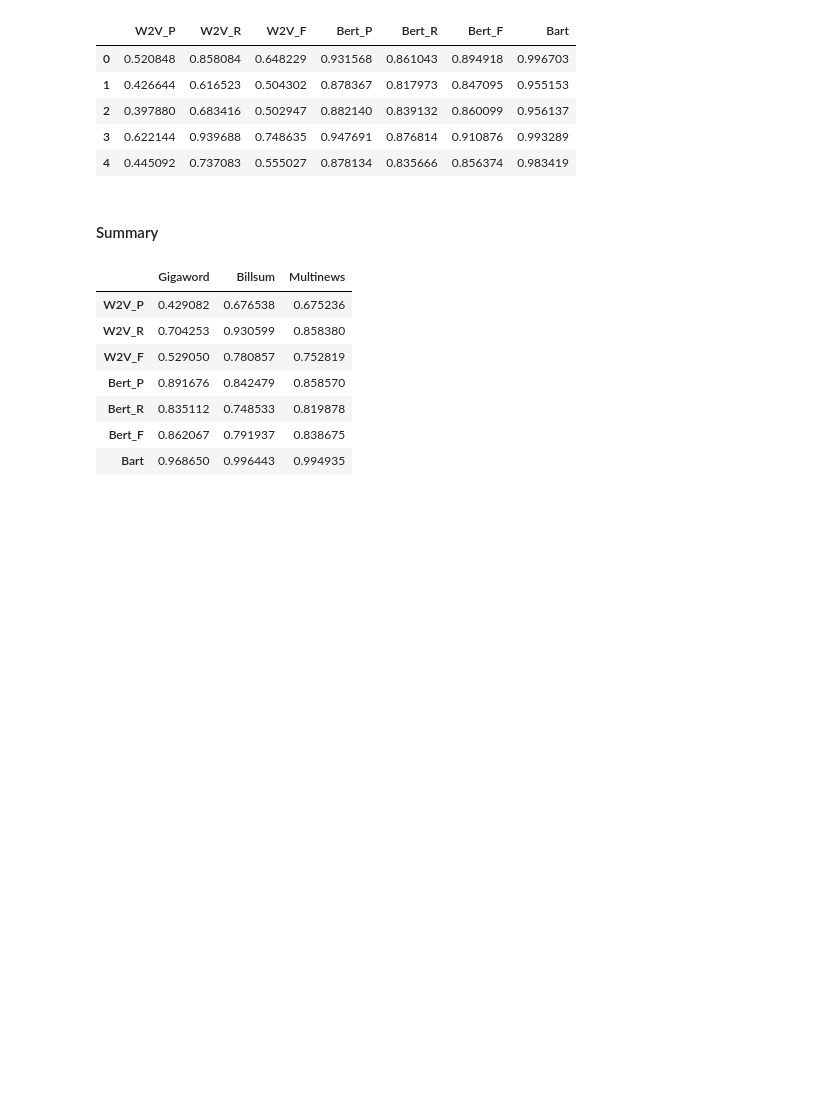
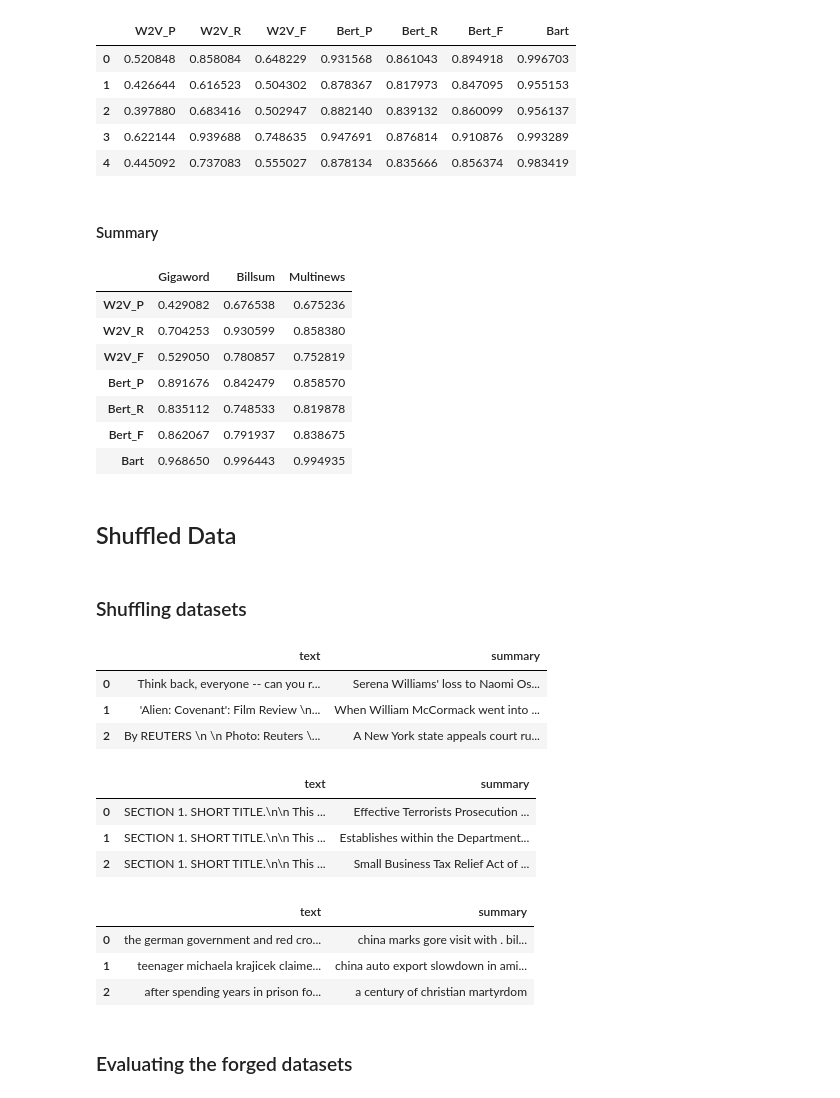
Before and after one commit to MariusAAROS/Supervised-Learning-using-Unsupervised-Learning-Metrics-in-the-absence-of-Annotated-Data, a Jupyter notebook: myLibraries/benchmark/benchmark.ipynb, the cells around one changed output. Drawn from its saved outputs; the diff is of its cells as text; code cells hidden in the pictures; blank space fills up the shorter version.

```diff
--- a/myLibraries/benchmark/benchmark.ipynb
+++ b/myLibraries/benchmark/benchmark.ipynb
@@ -258,3 +228,39 @@ summaryDf
 | Bert_R | 0.835112 | 0.748533 | 0.819878 |
 | Bert_F | 0.862067 | 0.791937 | 0.838675 |
 | Bart | 0.968650 | 0.996443 | 0.994935 |
+# %% [markdown]
+## Shuffled Data
+# %% [markdown]
+### Shuffling datasets
+# %%
+shuffledGigaword = gigaword.copy()
+shuffledGigaword["summary"] = shuffledGigaword["summary"].sample(frac=1).values
+
+shuffledMultinews = multinews.copy()
+shuffledMultinews["summary"] = shuffledMultinews["summary"].sample(frac=1).values
+
+shuffledBillsum = billsum_test.copy()
+shuffledBillsum["summary"] = shuffledBillsum["summary"].sample(frac=1).values
+# %%
+shuffledMultinews.head(3)
+# %% [output]
+|  | text | summary |
+| 0 | Think back, everyone -- can you r... | Serena Williams' loss to Naomi Os... |
+| 1 | 'Alien: Covenant': Film Review \n... | When William McCormack went into ... |
+| 2 | By REUTERS \n \n Photo: Reuters \... | A New York state appeals court ru... |
+# %%
+shuffledBillsum.head(3)
+# %% [output]
+|  | text | summary |
+| 0 | SECTION 1. SHORT TITLE.\n\n This ... | Effective Terrorists Prosecution ... |
+| 1 | SECTION 1. SHORT TITLE.\n\n This ... | Establishes within the Department... |
+| 2 | SECTION 1. SHORT TITLE.\n\n This ... | Small Business Tax Relief Act of ... |
+# %%
+shuffledGigaword.head(3)
+# %% [output]
+|  | text | summary |
+| 0 | the german government and red cro... | china marks gore visit with . bil... |
+| 1 | teenager michaela krajicek claime... | china auto export slowdown in ami... |
+| 2 | after spending years in prison fo... | a century of christian martyrdom |
+# %% [markdown]
+### Evaluating the forged datasets
```
Also changed, not shown: parts of 12 cells of this notebook, 1 other file.
